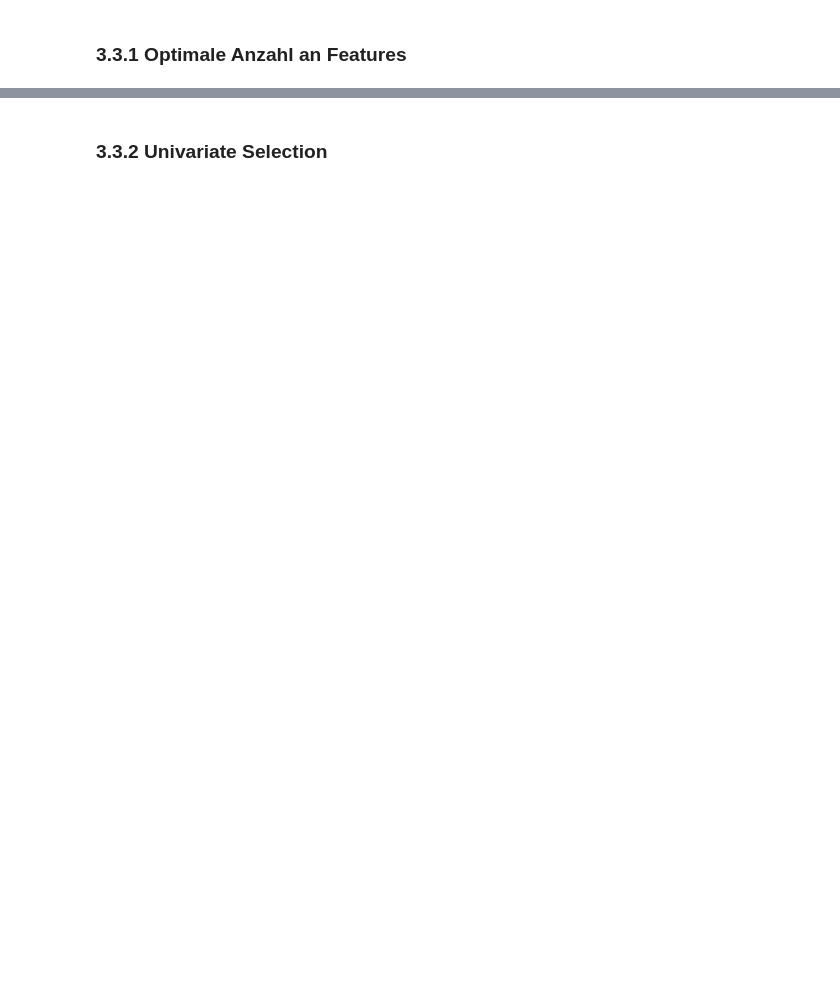
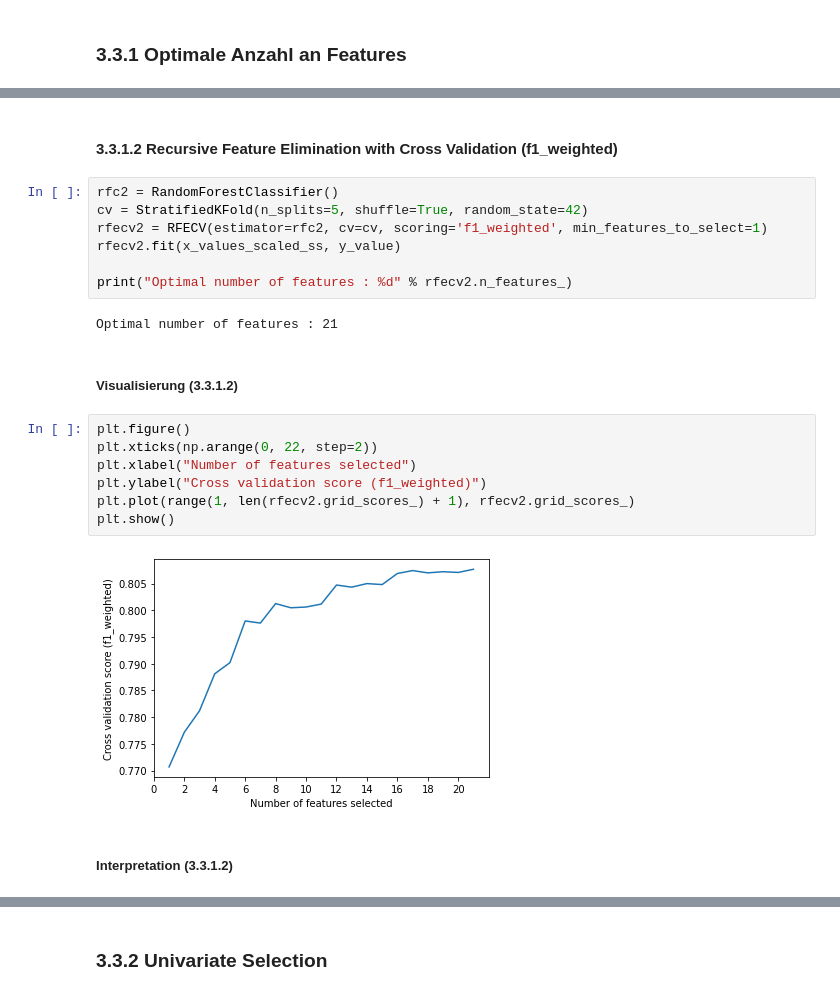
Before and after one commit to switchmachine/Diabetes-Health-Indicators, a Jupyter notebook: Programmieren2_Gruppe7_Projekt_DiabetesHealthIndicators.ipynb, the cells around one changed output, grey strips where cells are left out. Cells and saved outputs as stored; diff of their text form; blank space fills up the shorter version.

```diff
--- a/Programmieren2_Gruppe7_Projekt_DiabetesHealthIndicators.ipynb
+++ b/Programmieren2_Gruppe7_Projekt_DiabetesHealthIndicators.ipynb
@@ -725,0 +780,24 @@ Ein weiterer wichtiger Schritt, der bereits zu Beginn des Modellings eine Rolle
+# %% [markdown]
+#### 3.3.1.2 Recursive Feature Elimination with Cross Validation (f1_weighted)
+# %%
+rfc2 = RandomForestClassifier()
+cv = StratifiedKFold(n_splits=5, shuffle=True, random_state=42)
+rfecv2 = RFECV(estimator=rfc2, cv=cv, scoring='f1_weighted', min_features_to_select=1)
+rfecv2.fit(x_values_scaled_ss, y_value)
+
+print("Optimal number of features : %d" % rfecv2.n_features_)
+# %% [output]
+Optimal number of features : 21
+# %% [markdown]
+##### Visualisierung (3.3.1.2)
+# %%
+plt.figure()
+plt.xticks(np.arange(0, 22, step=2))
+plt.xlabel("Number of features selected")
+plt.ylabel("Cross validation score (f1_weighted)")
+plt.plot(range(1, len(rfecv2.grid_scores_) + 1), rfecv2.grid_scores_)
+plt.show()
+# %% [output]
+[figure, added]
+# %% [markdown]
+##### Interpretation (3.3.1.2)
```
Also changed, not shown: parts of 79 cells of this notebook.
